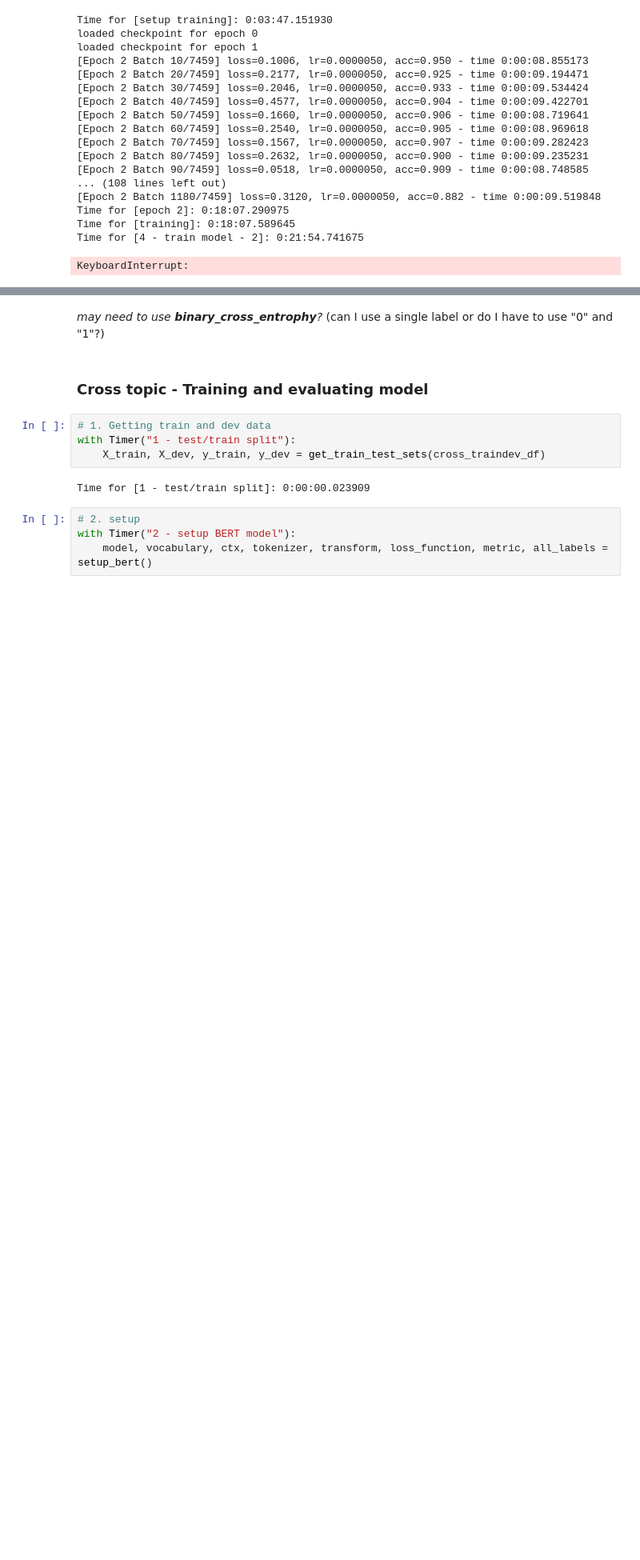
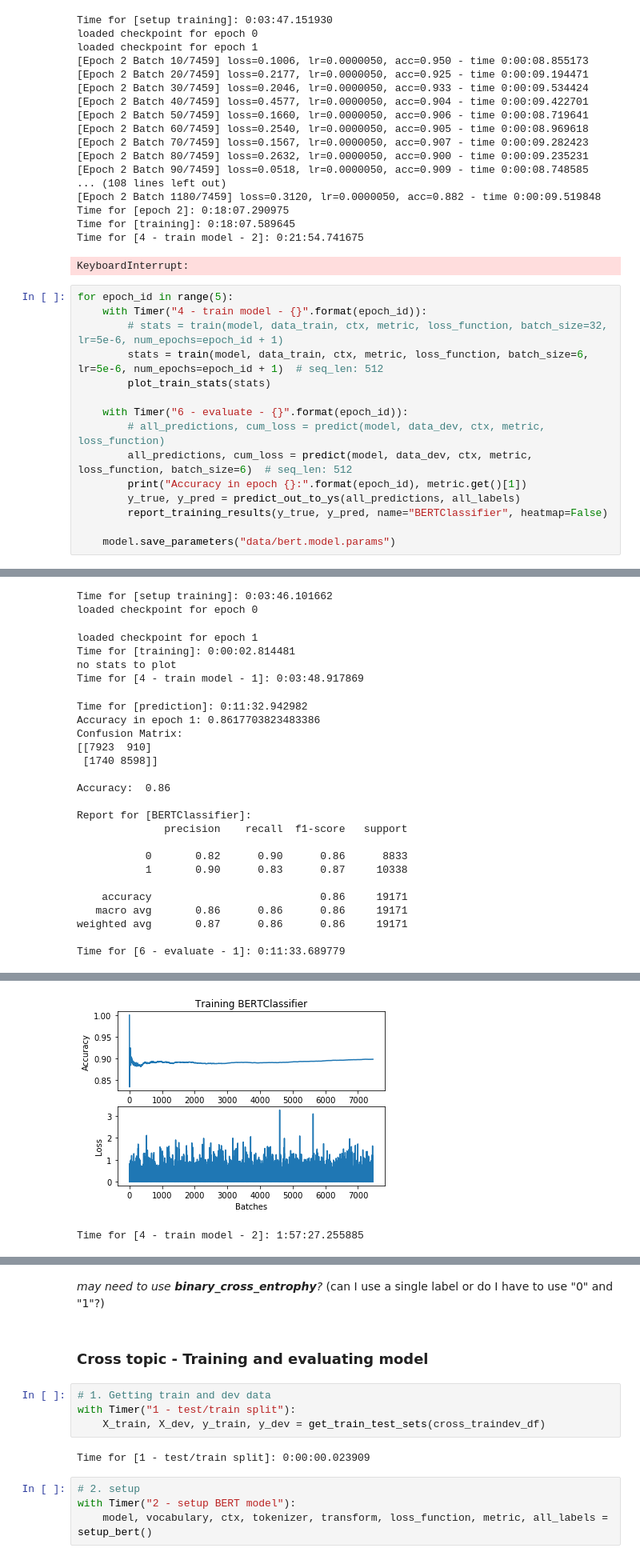
Before and after one commit to webis-de/SAMESIDE-19, a Jupyter notebook: same-side-classification-bert-experiment.ipynb, the cells around one changed output, grey strips where cells are left out. Shown at 80% size. Saved outputs shown, nothing was run; the diff lists cells and outputs as text; blank space fills up the shorter version.

Commit message:
BERT with max_seq_len=512, multi-class, 5 epochs, within 87%

```diff
--- a/same-side-classification-bert-experiment.ipynb
+++ b/same-side-classification-bert-experiment.ipynb
@@ -1041,3 +1074,19 @@ Time for [epoch 2]: 0:18:07.290975
 Time for [training]: 0:18:07.589645
 Time for [4 - train model - 2]: 0:21:54.741675
 KeyboardInterrupt:
+# %%
+for epoch_id in range(5):
+    with Timer("4 - train model - {}".format(epoch_id)):
+        # stats = train(model, data_train, ctx, metric, loss_function, batch_size=32, lr=5e-6, num_epochs=epoch_id + 1)
+        stats = train(model, data_train, ctx, metric, loss_function, batch_size=6, lr=5e-6, num_epochs=epoch_id + 1)  # seq_len: 512
+        plot_train_stats(stats)
+
+    with Timer("6 - evaluate - {}".format(epoch_id)):
+        # all_predictions, cum_loss = predict(model, data_dev, ctx, metric, loss_function)
+        all_predictions, cum_loss = predict(model, data_dev, ctx, metric, loss_function, batch_size=6)  # seq_len: 512
+        print("Accuracy in epoch {}:".format(epoch_id), metric.get()[1])
+        y_true, y_pred = predict_out_to_ys(all_predictions, all_labels)
+        report_training_results(y_true, y_pred, name="BERTClassifier", heatmap=False)
+
+    model.save_parameters("data/bert.model.params")
+# %% [output]
@@ -1043,0 +1117,25 @@ KeyboardInterrupt:
+Time for [setup training]: 0:03:46.101662
+loaded checkpoint for epoch 0
+loaded checkpoint for epoch 1
+Time for [training]: 0:00:02.814481
+no stats to plot
+Time for [4 - train model - 1]: 0:03:48.917869
+Time for [prediction]: 0:11:32.942982
+Accuracy in epoch 1: 0.8617703823483386
+Confusion Matrix:
+[[7923  910]
+ [1740 8598]]
+
+Accuracy:  0.86
+
+Report for [BERTClassifier]:
+              precision    recall  f1-score   support
+
+           0       0.82      0.90      0.86      8833
+           1       0.90      0.83      0.87     10338
+
+    accuracy                           0.86     19171
+   macro avg       0.86      0.86      0.86     19171
+weighted avg       0.87      0.86      0.86     19171
+
+Time for [6 - evaluate - 1]: 0:11:33.689779
@@ -1043,0 +1159,2 @@ KeyboardInterrupt:
+[figure, added]
+Time for [4 - train model - 2]: 1:57:27.255885
```
Also changed, not shown: parts of 8 cells of this notebook.
